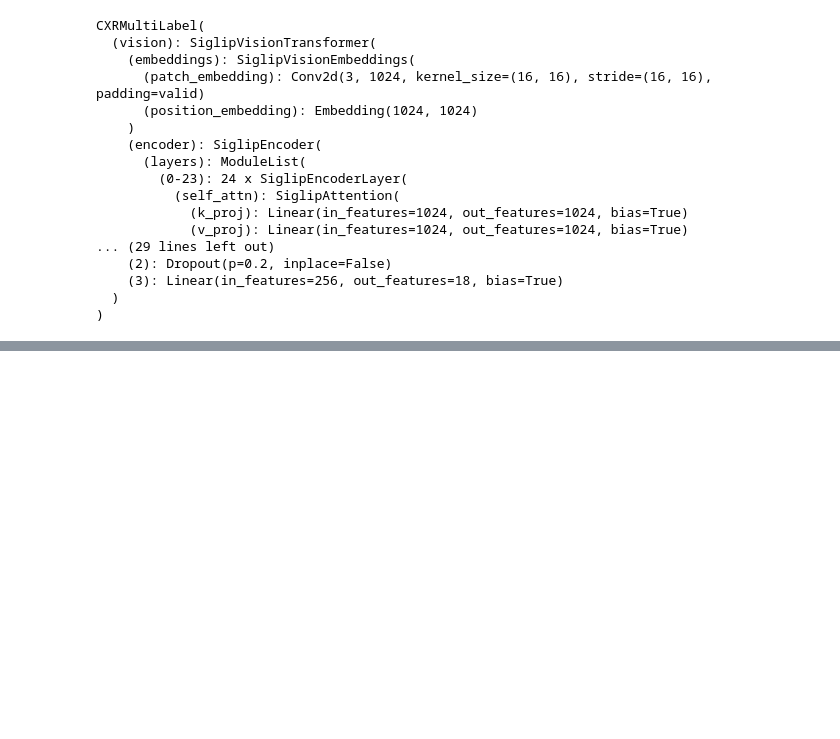
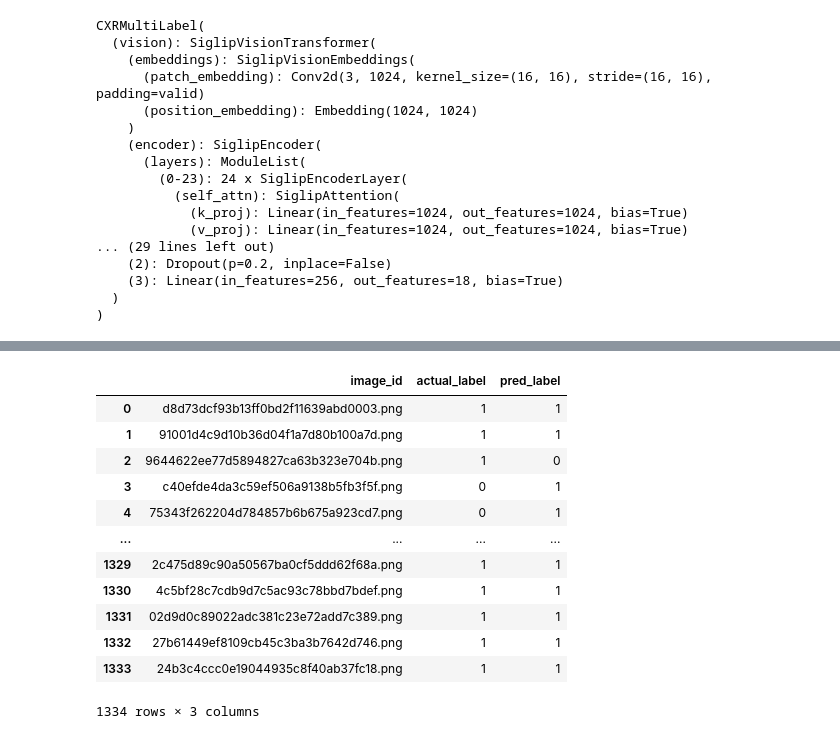
Before and after one commit to Nafishapanacea/NormalVsAbnormal-Xray, a Jupyter notebook: chexAgent.ipynb, the cells around one changed output, grey strips where cells are left out. Saved outputs shown, nothing was run; the diff lists cells and outputs as text; code cells hidden in the pictures; blank space fills up the shorter version.

```diff
--- a/chexAgent.ipynb
+++ b/chexAgent.ipynb
@@ -172,2 +172,2 @@ Nodule
 # %%
-new_df
+new_df = pd.DataFrame(records)
@@ -182,0 +176,4 @@ new_df.to_csv('/home/jupyter-nafisha/X-ray/CSVs/chexAgent_output.csv')
+# %%
+import numpy as np
+
+new_df['pred_label'] = np.where(new_df['class_name'] == "No FInding", 0, 1)
@@ -182,0 +222,24 @@ new_df.to_csv('/home/jupyter-nafisha/X-ray/CSVs/chexAgent_output.csv')
+# %%
+merged = new_df.merge(
+    act,
+    left_on='image_id',
+    right_on='image_id',
+    how='inner'
+)
+final= merged[['image_id', 'actual_label', 'pred_label']]
+# %%
+final
+# %% [output]
+|  | image_id | actual_label | pred_label |
+| 0 | d8d73dcf93b13ff0bd2f11639abd0003.png | 1 | 1 |
+| 1 | 91001d4c9d10b36d04f1a7d80b100a7d.png | 1 | 1 |
+| 2 | 9644622ee77d5894827ca63b323e704b.png | 1 | 0 |
+| 3 | c40efde4da3c59ef506a9138b5fb3f5f.png | 0 | 1 |
+| 4 | 75343f262204d784857b6b675a923cd7.png | 0 | 1 |
+| ... | ... | ... | ... |
+| 1329 | 2c475d89c90a50567ba0cf5ddd62f68a.png | 1 | 1 |
+| 1330 | 4c5bf28c7cdb9d7c5ac93c78bbd7bdef.png | 1 | 1 |
+| 1331 | 02d9d0c89022adc381c23e72add7c389.png | 1 | 1 |
+| 1332 | 27b61449ef8109cb45c3ba3b7642d746.png | 1 | 1 |
+| 1333 | 24b3c4ccc0e19044935c8f40ab37fc18.png | 1 | 1 |
+1334 rows × 3 columns
```
Also changed, not shown: parts of 11 cells of this notebook, 21 other files.
